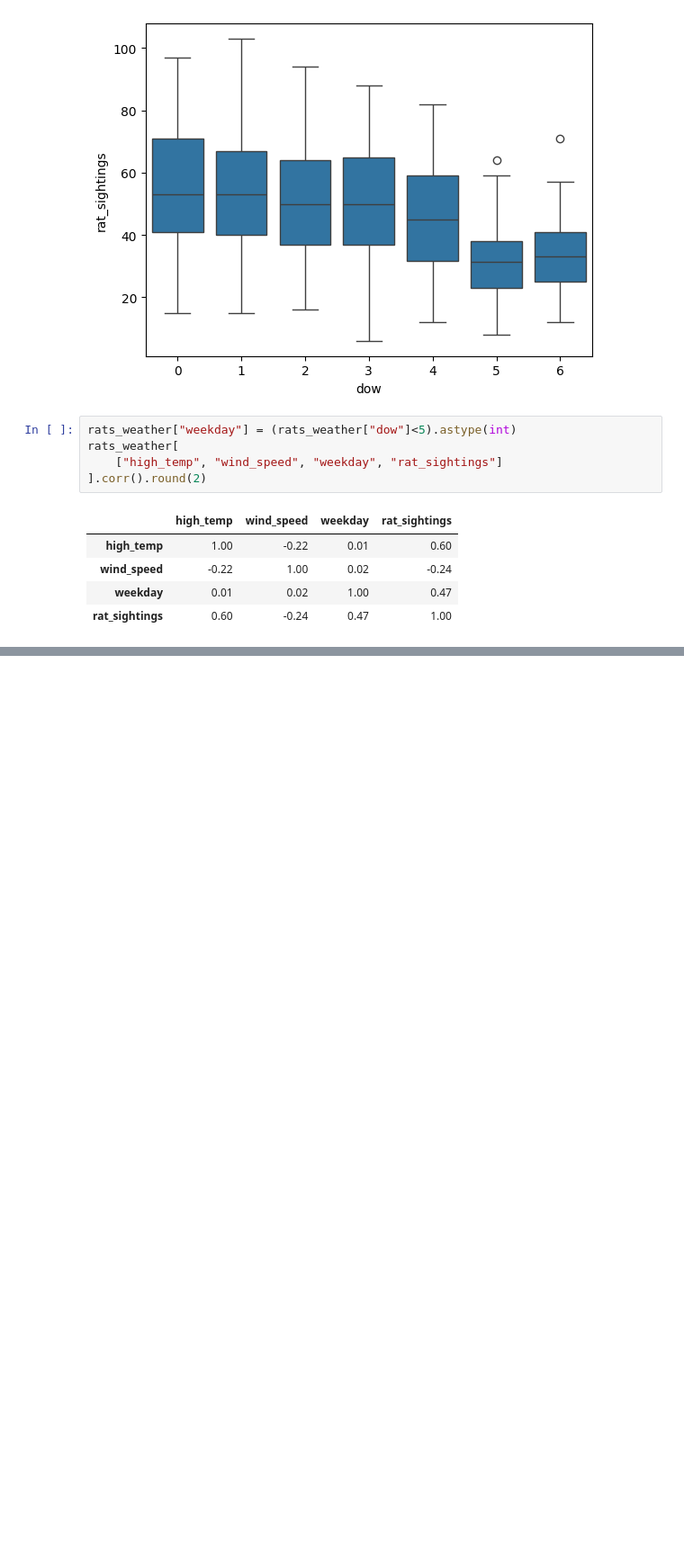
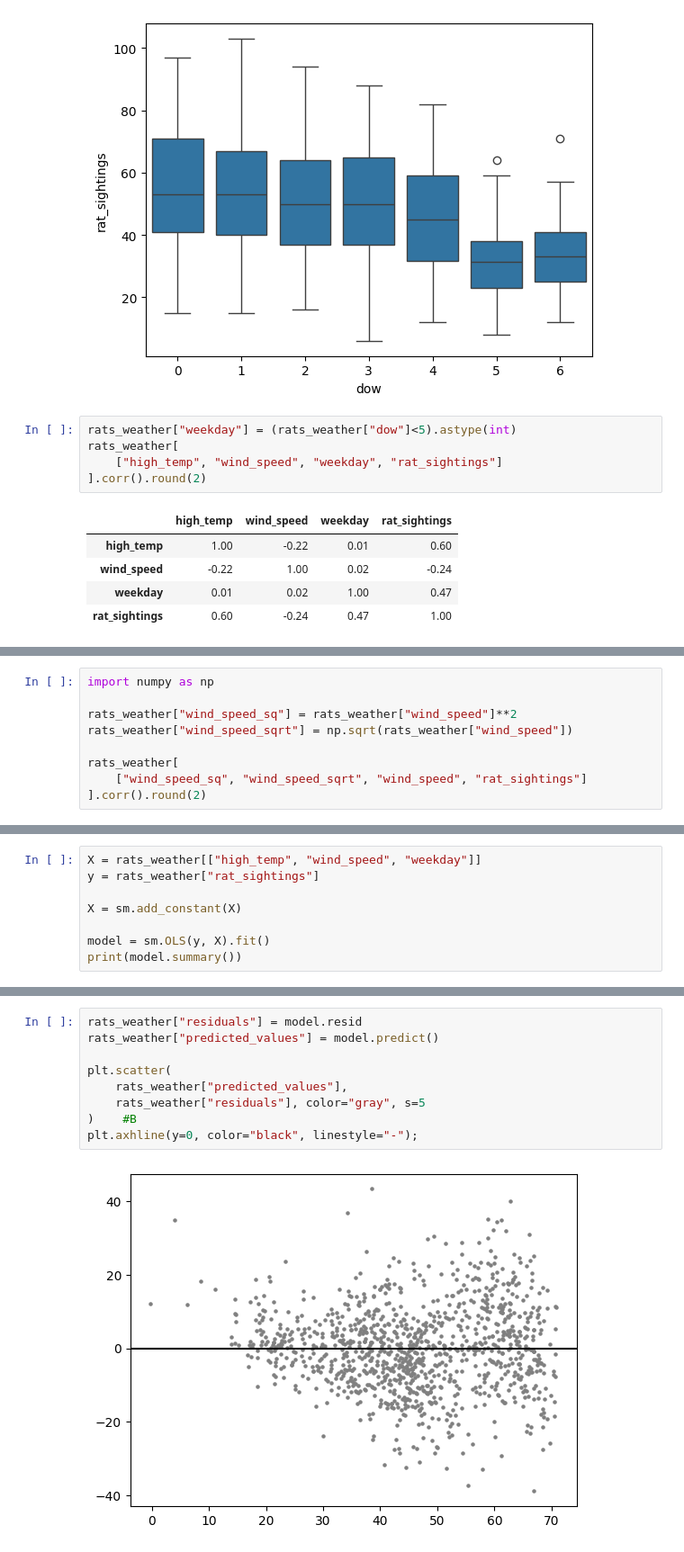
Before and after one commit to oliveiraphm/effective-data-analysis, a Jupyter notebook: src/ch09.ipynb, the cells around one changed output, grey strips where cells are left out. Shown: that part at 90% size. Drawn from its saved outputs; the diff is of its cells as text; blank space fills up the shorter version.

```diff
--- a/src/ch09.ipynb
+++ b/src/ch09.ipynb
@@ -109,0 +117,9 @@ rats_weather[
+# %%
+import numpy as np
+
+rats_weather["wind_speed_sq"] = rats_weather["wind_speed"]**2
+rats_weather["wind_speed_sqrt"] = np.sqrt(rats_weather["wind_speed"])
+
+rats_weather[
+    ["wind_speed_sq", "wind_speed_sqrt", "wind_speed", "rat_sightings"]
+].corr().round(2)
@@ -109,0 +134,8 @@ rats_weather[
+# %%
+X = rats_weather[["high_temp", "wind_speed", "weekday"]]
+y = rats_weather["rat_sightings"]
+
+X = sm.add_constant(X)
+
+model = sm.OLS(y, X).fit()
+print(model.summary())
@@ -109,0 +160,11 @@ rats_weather[
+# %%
+rats_weather["residuals"] = model.resid
+rats_weather["predicted_values"] = model.predict()
+
+plt.scatter(
+    rats_weather["predicted_values"],
+    rats_weather["residuals"], color="gray", s=5
+)    #B
+plt.axhline(y=0, color="black", linestyle="-");
+# %% [output]
+[figure, added]
```
Also changed, not shown: parts of 11 cells of this notebook, 1 other file.
